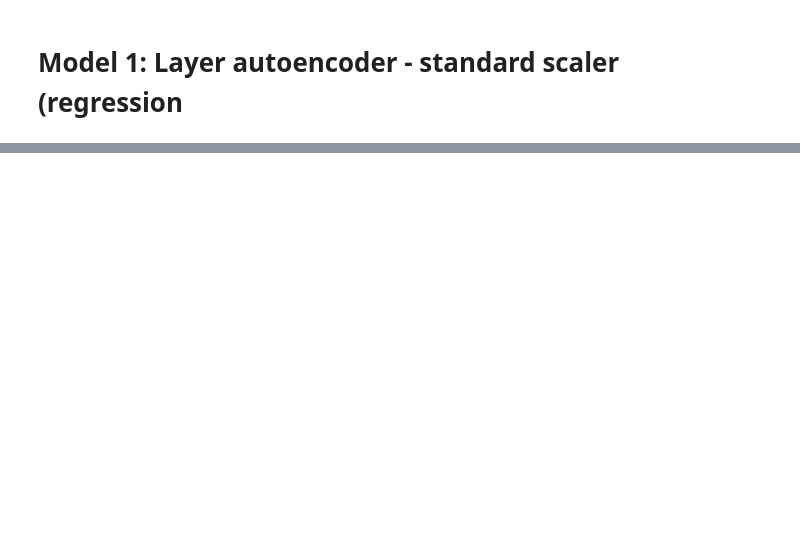
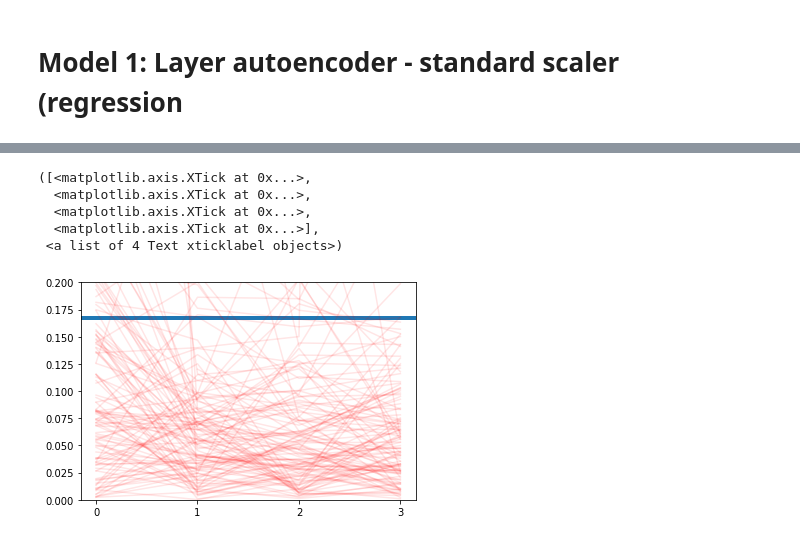
Before and after one commit to peterchen94/autoencoders, a Jupyter notebook: code/autoencoder.ipynb, the cells around one changed output, grey strips where cells are left out. Drawn from its saved outputs; the diff is of its cells as text; code cells hidden in the pictures; blank space fills up the shorter version.

```diff
--- a/code/autoencoder.ipynb
+++ b/code/autoencoder.ipynb
@@ -360,0 +262,2 @@ plot_results_hist(df_results2)
+# %%
+X_pred_train = model.predict(X_train)
@@ -360,0 +386,18 @@ plot_results_hist(df_results2)
+# %%
+plt.figure()
+plt.axhline(threshold_3s,linewidth = 4)
+plt.ylim((0,.2))
+failure_trigger = 0
+for val in df_results_test['y_count'].unique():
+    if val > 0:
+        df_failure = df_results_test[df_results_test['y_count'] == val]
+        plt.plot(df_failure['y_rank'],df_failure['residual_avg'],alpha=.1,color='red')
+
+plt.xticks([0,1,2,3])
+# %% [output]
+([<matplotlib.axis.XTick at 0x...>,
+  <matplotlib.axis.XTick at 0x...>,
+  <matplotlib.axis.XTick at 0x...>,
+  <matplotlib.axis.XTick at 0x...>],
+ <a list of 4 Text xticklabel objects>)
+[figure, added]
```
Also changed, not shown: parts of 72 cells of this notebook, 1 other file.
